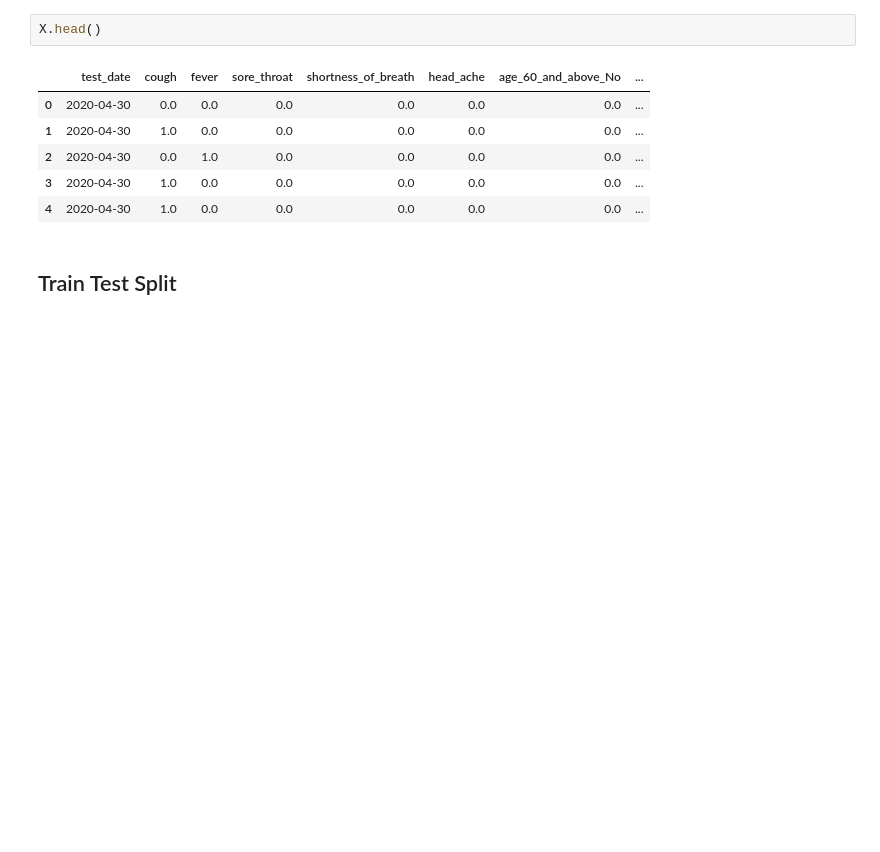
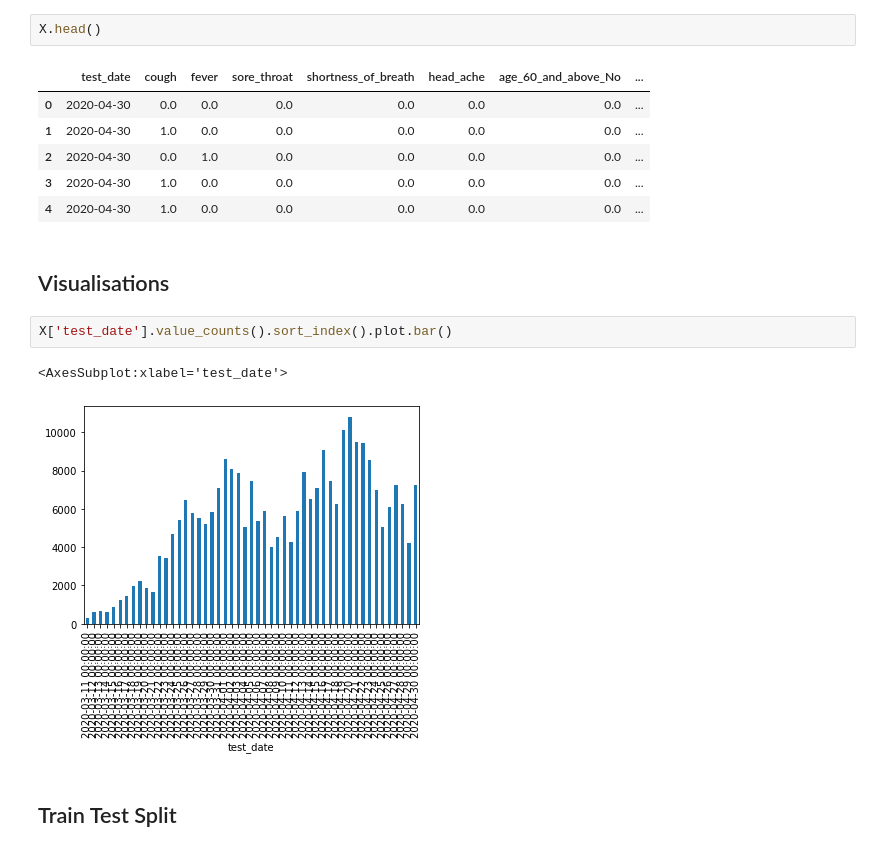
Before and after one commit to clcorrall/Hackathon, a Jupyter notebook: Hackathon-Data-Processing.ipynb, the cells around one changed output. Saved outputs shown, nothing was run; the diff lists cells and outputs as text; blank space fills up the shorter version.

```diff
--- a/Hackathon-Data-Processing.ipynb
+++ b/Hackathon-Data-Processing.ipynb
@@ -118,6 +113,13 @@ X.head()
 | 2 | 2020-04-30 | 0.0 | 1.0 | 0.0 | 0.0 | 0.0 | 0.0 | ... |
 | 3 | 2020-04-30 | 1.0 | 0.0 | 0.0 | 0.0 | 0.0 | 0.0 | ... |
 | 4 | 2020-04-30 | 1.0 | 0.0 | 0.0 | 0.0 | 0.0 | 0.0 | ... |
+# %% [markdown]
+## Visualisations
+# %%
+X['test_date'].value_counts().sort_index().plot.bar()
+# %% [output]
+<AxesSubplot:xlabel='test_date'>
+[figure, added]
 # %% [markdown]
 ## Train Test Split
 # %%
```
Also changed, not shown: parts of 15 cells of this notebook.
